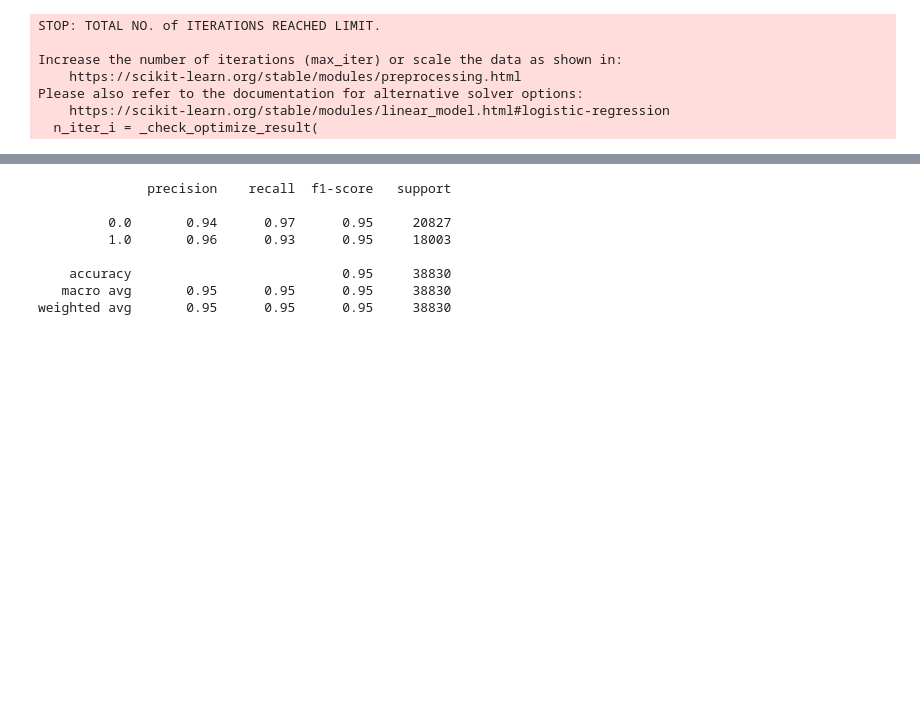
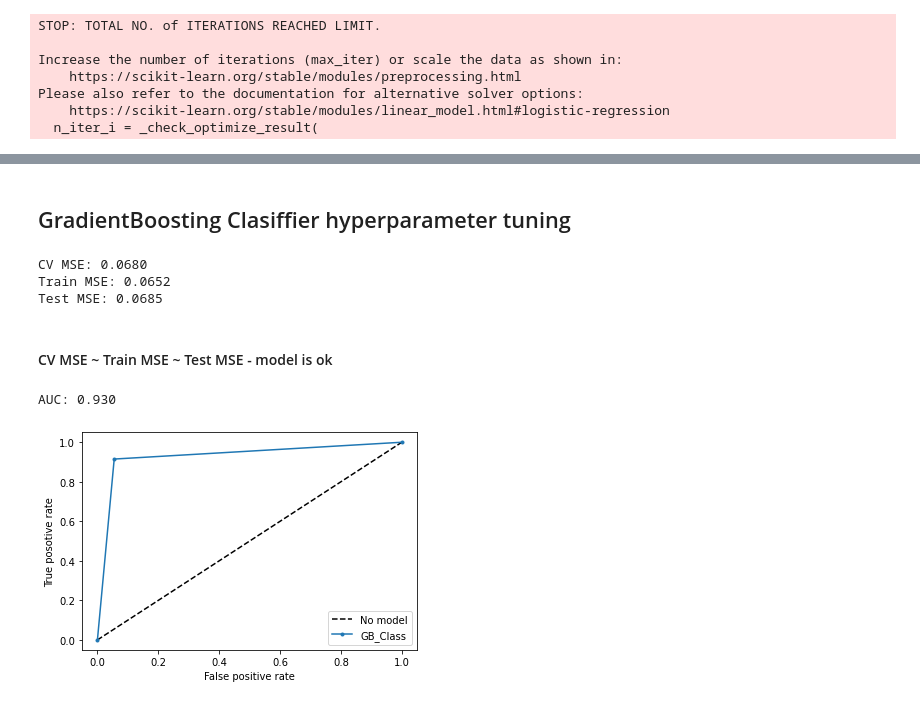
Before and after one commit to AleksanderWernik/Mushrooms, a Jupyter notebook: Grzyby.ipynb, the cells around one changed output, grey strips where cells are left out. Cells and saved outputs as stored; diff of their text form; code cells hidden in the pictures; blank space fills up the shorter version.

```diff
--- a/Grzyby.ipynb
+++ b/Grzyby.ipynb
@@ -962,3 +590,0 @@ dt.get_n_leaves()
-# %%
-dt2=DecisionTreeClassifier(criterion='entropy')
-dt2.fit(X_train, y_train)
@@ -984,4 +590,0 @@ from sklearn.naive_bayes import MultinomialNB
-# %%
-mnb=MultinomialNB()
-mnb.fit(X_train, y_train)
-y_mnb=mnb.predict(X_test)
@@ -1003,3 +590,0 @@ from sklearn.ensemble import AdaBoostClassifier
-# %%
-ada=AdaBoostClassifier()
-ada.fit(X_train, y_train)
@@ -1029,11 +591,31 @@ pred_svm1=svm1.predict(X)
-# %%
-print(classification_report(y, pred_svm1))
-# %% [output]
-              precision    recall  f1-score   support
-
-         0.0       0.94      0.97      0.95     20827
-         1.0       0.96      0.93      0.95     18003
-
-    accuracy                           0.95     38830
-   macro avg       0.95      0.95      0.95     38830
-weighted avg       0.95      0.95      0.95     38830
+# %% [markdown]
+## GradientBoosting Clasiffier hyperparameter tuning
+# %%
+gb=GradientBoostingClassifier(random_state=123)
+MSE_CV = - cross_val_score(gb, X_train, y_train, cv=10, scoring='neg_mean_squared_error', n_jobs = -1)
+gb.fit(X_train, y_train)
+y_pred_train = gb.predict(X_train)
+y_pred_test = gb.predict(X_test)
+print('CV MSE: {:.4f}'.format(MSE_CV.mean()))
+print('Train MSE: {:.4f}'.format(MSE(y_train, y_pred_train)))
+print('Test MSE: {:.4f}'.format(MSE(y_test, y_pred_test)))
+# %% [output]
+CV MSE: 0.0680
+Train MSE: 0.0652
+Test MSE: 0.0685
+# %% [markdown]
+#### CV MSE ~ Train MSE ~ Test MSE - model is ok
+# %%
+y_pred_gb = gb.predict(X_test)
+fpr, tpr, thresholds=roc_curve(y_test, y_pred_gb)
+auc=roc_auc_score(y_test, y_pred_gb)
+print('AUC: %.3f' % auc)
+plt.plot([0,1], [0,1], 'k--', label='No model')
+plt.plot(fpr, tpr, marker='.', label='GB_Class')
+plt.xlabel('False positive rate')
+plt.ylabel('True posotive rate')
+plt.legend()
+plt.show()
+# %% [output]
+AUC: 0.930
+[figure, added]
```
Also changed, not shown: parts of 109 cells of this notebook.
